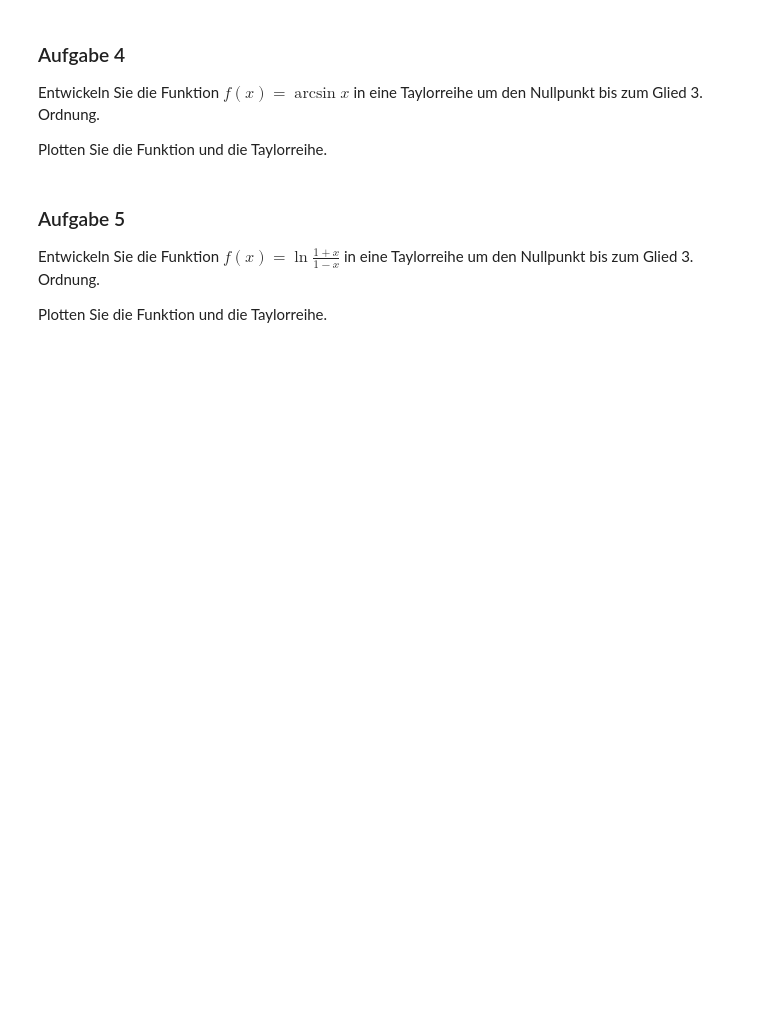
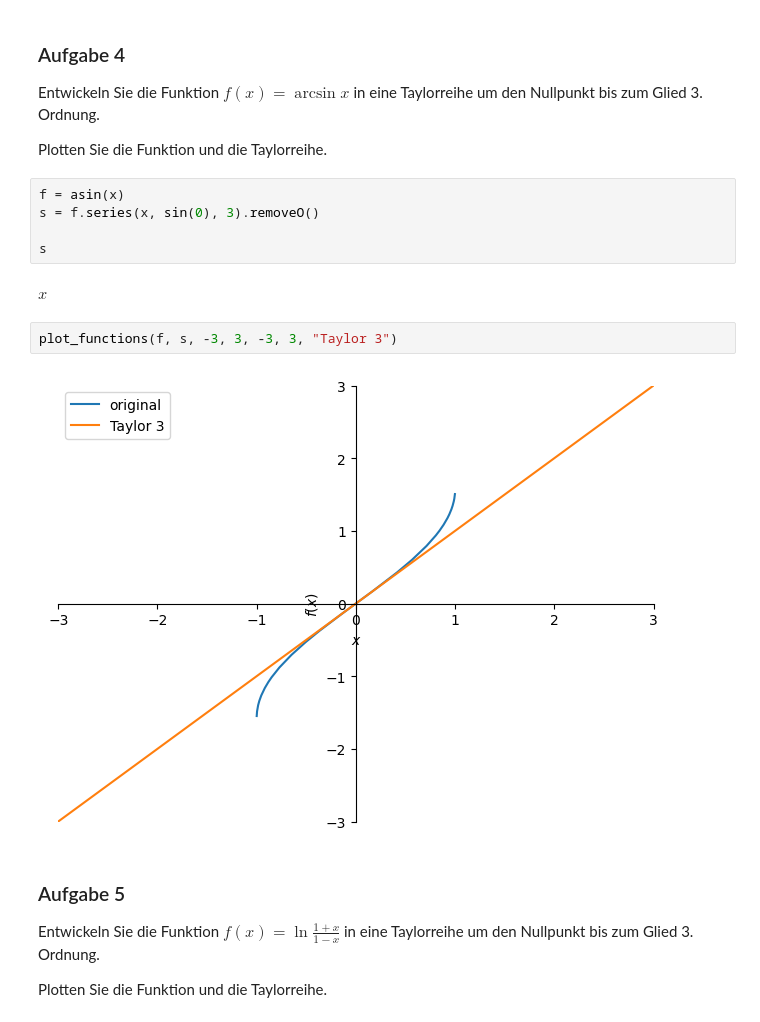
Before and after one commit to maixnor/uniwien, a Jupyter notebook: notebooks/Aufgabenblatt_5 .ipynb, the cells around one changed output. Drawn from its saved outputs; the diff is of its cells as text; blank space fills up the shorter version.

```diff
--- a/notebooks/Aufgabenblatt_5 .ipynb
+++ b/notebooks/Aufgabenblatt_5 .ipynb
@@ -52,6 +74,17 @@ Entwickeln Sie die Funktion $f(x)=\arcsin{x}$ in eine Taylorreihe
 um den Nullpunkt bis zum Glied 3. Ordnung.
 
 Plotten Sie die Funktion und die Taylorreihe.
+# %%
+f = asin(x)
+s = f.series(x, sin(0), 3).removeO()
+
+s
+# %% [output]
+$\displaystyle x$
+# %%
+plot_functions(f, s, -3, 3, -3, 3, "Taylor 3")
+# %% [output]
+[figure, added]
 # %% [markdown]
 ### Aufgabe 5
 
```
Also changed, not shown: parts of 8 cells of this notebook, 4 other files.
